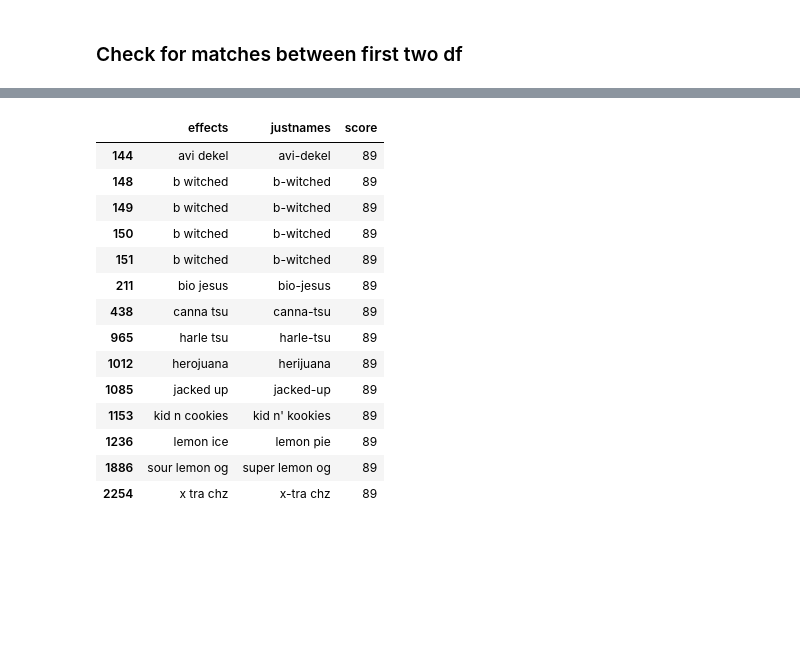
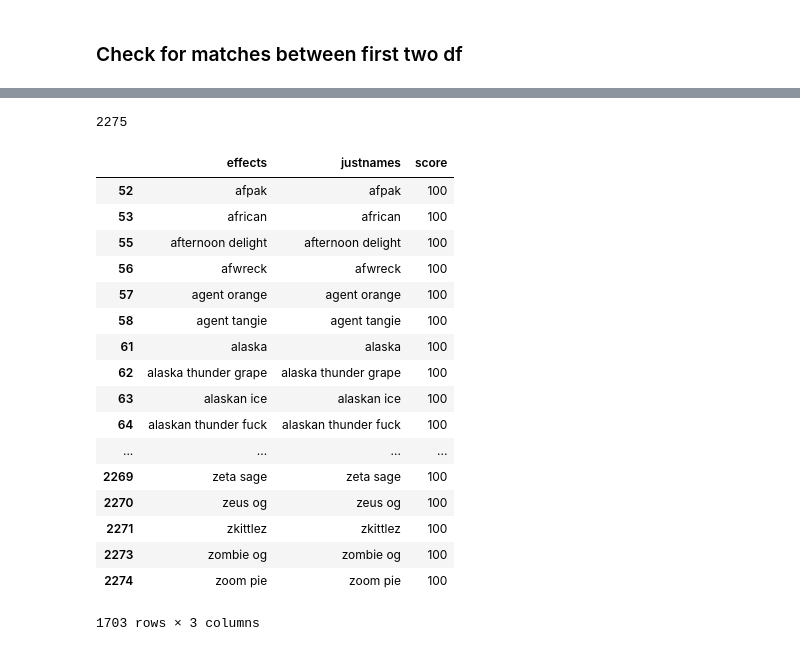
Before and after one commit to stephkendall/Cannabis-Predictions, a Jupyter notebook: Finals.ipynb, the cells around one changed output, grey strips where cells are left out. Drawn from its saved outputs; the diff is of its cells as text; code cells hidden in the pictures; blank space fills up the shorter version.

```diff
--- a/Finals.ipynb
+++ b/Finals.ipynb
@@ -101,7 +101,7 @@ dict_list = []
 # iterating over our players without salaries found above
 for name in taste.strain:
     # Use our method to find best match, we can set a threshold here
-    match = match_name(name, dummy.name, 80)
+    match = match_name(name, dummy.name, 90)
 
     # New dict for storing data
     dict_ = {}
@@ -139,21 +149,28 @@ len(merge_table) --- 1866 @ 85 | 1910 @ 80
+# %%
+len(all_data)
+# %% [output]
+2275
 # %%
-merge_table[merge_table['score'] == 89]
+merge_table[merge_table['score'] > 99]
 # %% [output]
 |  | effects | justnames | score |
-| 144 | avi dekel | avi-dekel | 89 |
-| 148 | b witched | b-witched | 89 |
-| 149 | b witched | b-witched | 89 |
-| 150 | b witched | b-witched | 89 |
-| 151 | b witched | b-witched | 89 |
-| 211 | bio jesus | bio-jesus | 89 |
-| 438 | canna tsu | canna-tsu | 89 |
-| 965 | harle tsu | harle-tsu | 89 |
-| 1012 | herojuana | herijuana | 89 |
-| 1085 | jacked up | jacked-up | 89 |
-| 1153 | kid n cookies | kid n' kookies | 89 |
-| 1236 | lemon ice | lemon pie | 89 |
-| 1886 | sour lemon og | super lemon og | 89 |
-| 2254 | x tra chz | x-tra chz | 89 |
+| 52 | afpak | afpak | 100 |
+| 53 | african | african | 100 |
+| 55 | afternoon delight | afternoon delight | 100 |
+| 56 | afwreck | afwreck | 100 |
+| 57 | agent orange | agent orange | 100 |
+| 58 | agent tangie | agent tangie | 100 |
+| 61 | alaska | alaska | 100 |
+| 62 | alaska thunder grape | alaska thunder grape | 100 |
+| 63 | alaskan ice | alaskan ice | 100 |
+| 64 | alaskan thunder fuck | alaskan thunder fuck | 100 |
+| ... | ... | ... | ... |
+| 2269 | zeta sage | zeta sage | 100 |
+| 2270 | zeus og | zeus og | 100 |
+| 2271 | zkittlez | zkittlez | 100 |
+| 2273 | zombie og | zombie og | 100 |
+| 2274 | zoom pie | zoom pie | 100 |
+1703 rows × 3 columns
 # %%
 # to change match threshold to 90 without losing a lot of data
 
```
Also changed, not shown: parts of 5 cells of this notebook.
